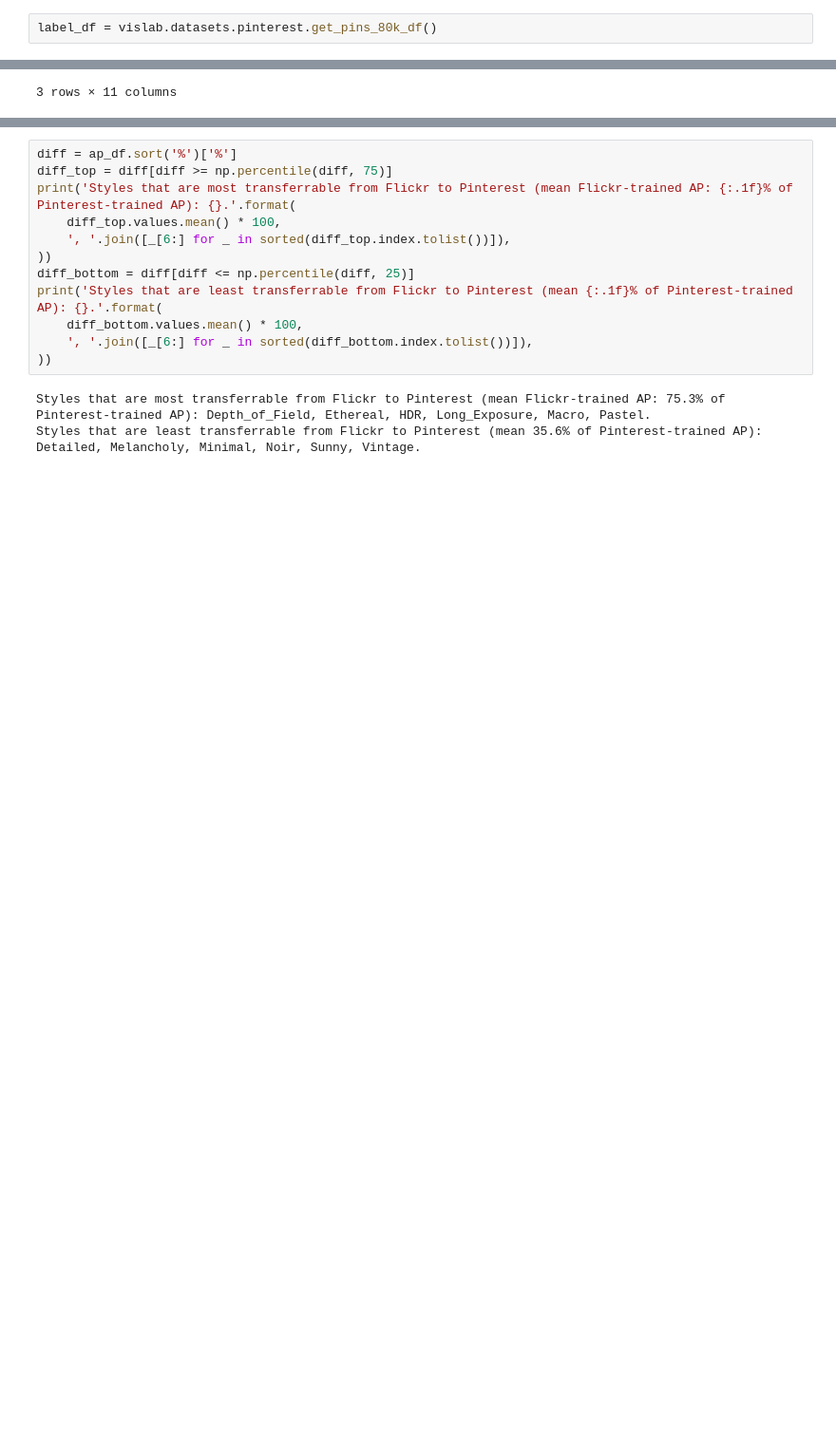
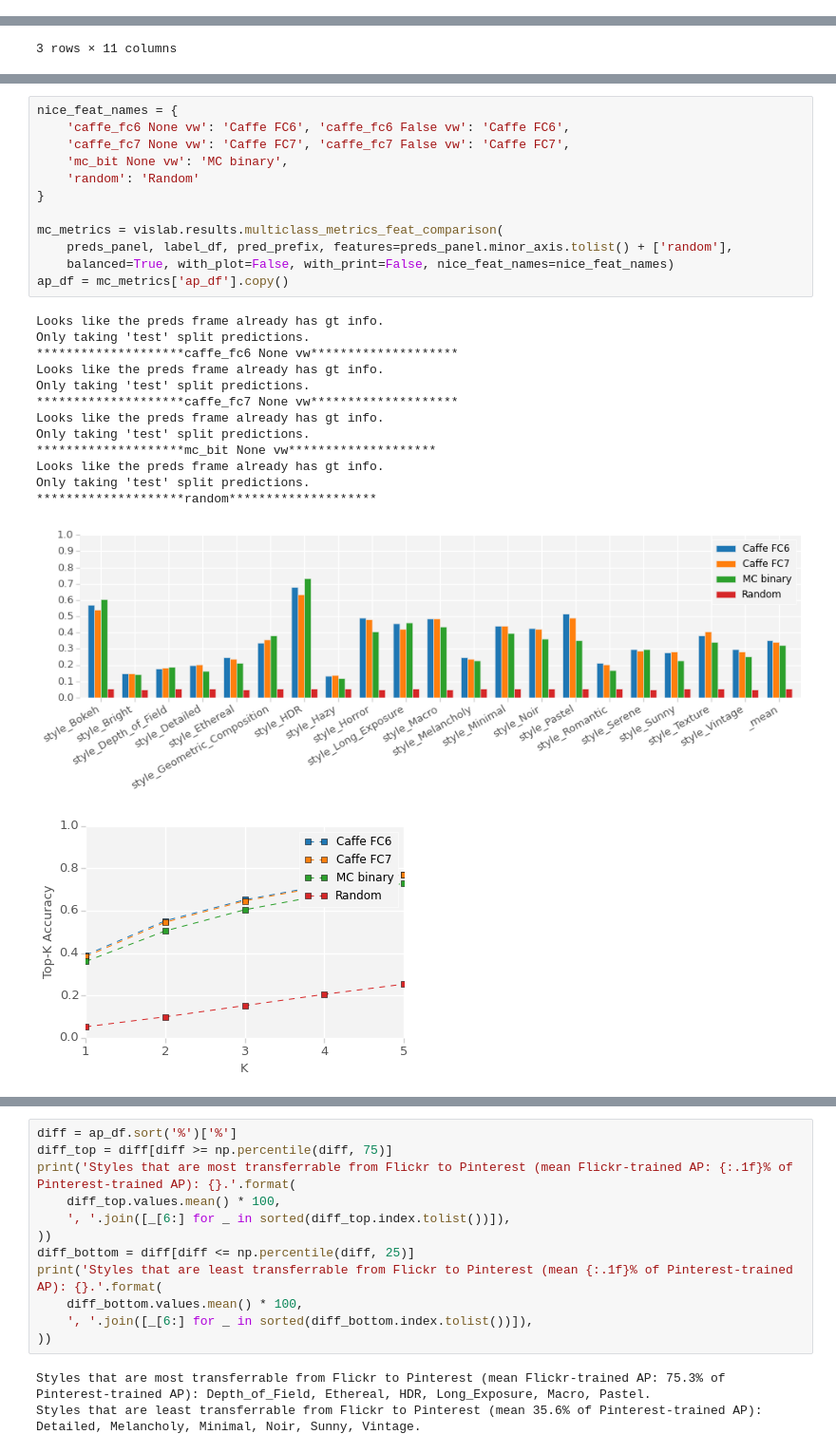
Before and after one commit to sergeyk/vislab, a Jupyter notebook: image_style_experiments/pinterest_results.ipynb, the cells around one changed output, grey strips where cells are left out. Shown: that part at 95% size. Drawn from its saved outputs; the diff is of its cells as text; blank space fills up the shorter version.

```diff
--- a/image_style_experiments/pinterest_results.ipynb
+++ b/image_style_experiments/pinterest_results.ipynb
@@ -35,5 +18,3 @@ label_df
-# %%
-label_df = vislab.datasets.pinterest.get_pins_80k_df()
 # %%
 c = vislab.util.get_mongodb_client()['predict']['pinterest_80k_mar23']
 if c.find({'features': 'noise'}).count() > 0:
@@ -47,0 +43,27 @@ pd.DataFrame([x for x in c.find()])
+# %%
+nice_feat_names = {
+    'caffe_fc6 None vw': 'Caffe FC6', 'caffe_fc6 False vw': 'Caffe FC6',
+    'caffe_fc7 None vw': 'Caffe FC7', 'caffe_fc7 False vw': 'Caffe FC7',
+    'mc_bit None vw': 'MC binary',
+    'random': 'Random'
+}
+
+mc_metrics = vislab.results.multiclass_metrics_feat_comparison(
+    preds_panel, label_df, pred_prefix, features=preds_panel.minor_axis.tolist() + ['random'],
+    balanced=True, with_plot=False, with_print=False, nice_feat_names=nice_feat_names)
+ap_df = mc_metrics['ap_df'].copy()
+# %% [output]
+Looks like the preds frame already has gt info.
+Only taking 'test' split predictions.
+********************caffe_fc6 None vw********************
+Looks like the preds frame already has gt info.
+Only taking 'test' split predictions.
+********************caffe_fc7 None vw********************
+Looks like the preds frame already has gt info.
+Only taking 'test' split predictions.
+********************mc_bit None vw********************
+Looks like the preds frame already has gt info.
+Only taking 'test' split predictions.
+********************random********************
+[figure, added]
+[figure, added]
```
Also changed, not shown: parts of 24 cells of this notebook, 4 other files.
